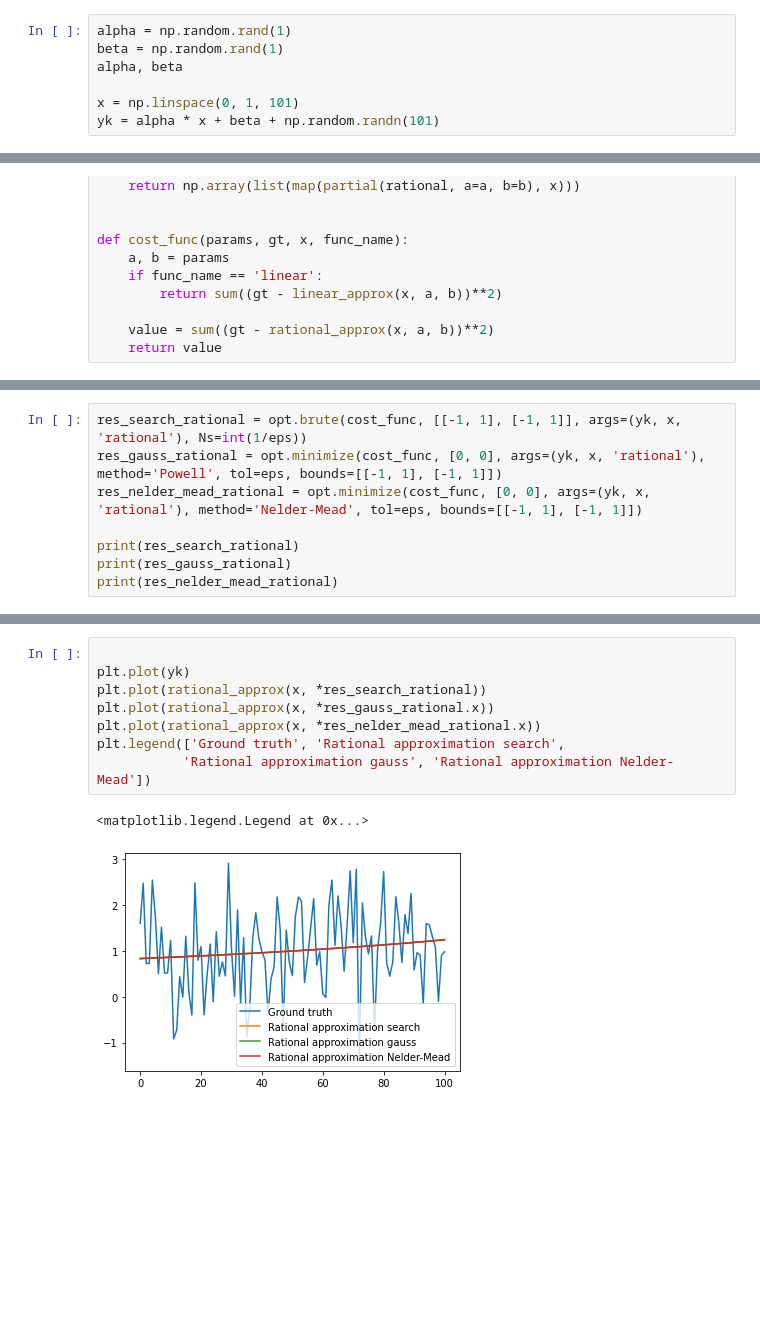
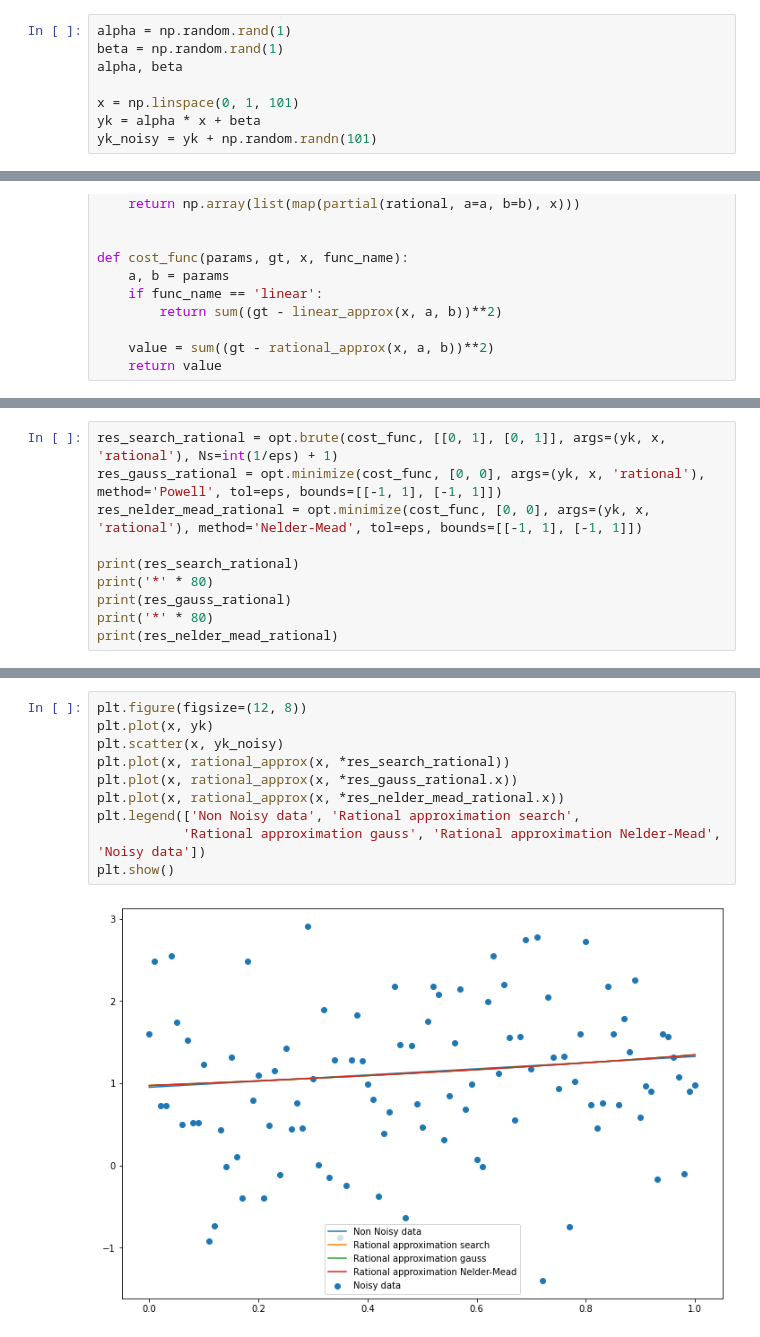
Before and after one commit to morkovka1337/algorithms_itmo, a Jupyter notebook: task2.ipynb, the cells around one changed output, grey strips where cells are left out. Drawn from its saved outputs; the diff is of its cells as text; blank space fills up the shorter version.

```diff
--- a/task2.ipynb
+++ b/task2.ipynb
@@ -100,7 +100,8 @@ beta = np.random.rand(1)
 alpha, beta
 
 x = np.linspace(0, 1, 101)
-yk = alpha * x + beta + np.random.randn(101)
+yk = alpha * x + beta
+yk_noisy = yk + np.random.randn(101)
 # %%
 def linear_approx(x, a, b):
     def linear(x, a, b):
@@ -164,9 +167,11 @@ plt.legend(['Ground truth', 'Linear approximation search',
 # %%
-res_search_rational = opt.brute(cost_func, [[-1, 1], [-1, 1]], args=(yk, x, 'rational'), Ns=int(1/eps))
+res_search_rational = opt.brute(cost_func, [[0, 1], [0, 1]], args=(yk, x, 'rational'), Ns=int(1/eps) + 1)
 res_gauss_rational = opt.minimize(cost_func, [0, 0], args=(yk, x, 'rational'), method='Powell', tol=eps, bounds=[[-1, 1], [-1, 1]])
 res_nelder_mead_rational = opt.minimize(cost_func, [0, 0], args=(yk, x, 'rational'), method='Nelder-Mead', tol=eps, bounds=[[-1, 1], [-1, 1]])
 
 print(res_search_rational)
+print('*' * 80)
 print(res_gauss_rational)
+print('*' * 80)
 print(res_nelder_mead_rational)
 # %% [output]
@@ -193,11 +195,12 @@ print(res_nelder_mead_rational)
 # %%
-
-plt.plot(yk)
-plt.plot(rational_approx(x, *res_search_rational))
-plt.plot(rational_approx(x, *res_gauss_rational.x))
-plt.plot(rational_approx(x, *res_nelder_mead_rational.x))
-plt.legend(['Ground truth', 'Rational approximation search',
-           'Rational approximation gauss', 'Rational approximation Nelder-Mead'])
+plt.figure(figsize=(12, 8))
+plt.plot(x, yk)
+plt.scatter(x, yk_noisy)
+plt.plot(x, rational_approx(x, *res_search_rational))
+plt.plot(x, rational_approx(x, *res_gauss_rational.x))
+plt.plot(x, rational_approx(x, *res_nelder_mead_rational.x))
+plt.legend(['Non Noisy data', 'Rational approximation search',
+           'Rational approximation gauss', 'Rational approximation Nelder-Mead', 'Noisy data'])
+plt.show()
 # %% [output]
-<matplotlib.legend.Legend at 0x...>
-[figure, old version]
+[figure, new version]
```
Also changed, not shown: parts of 4 cells of this notebook.
